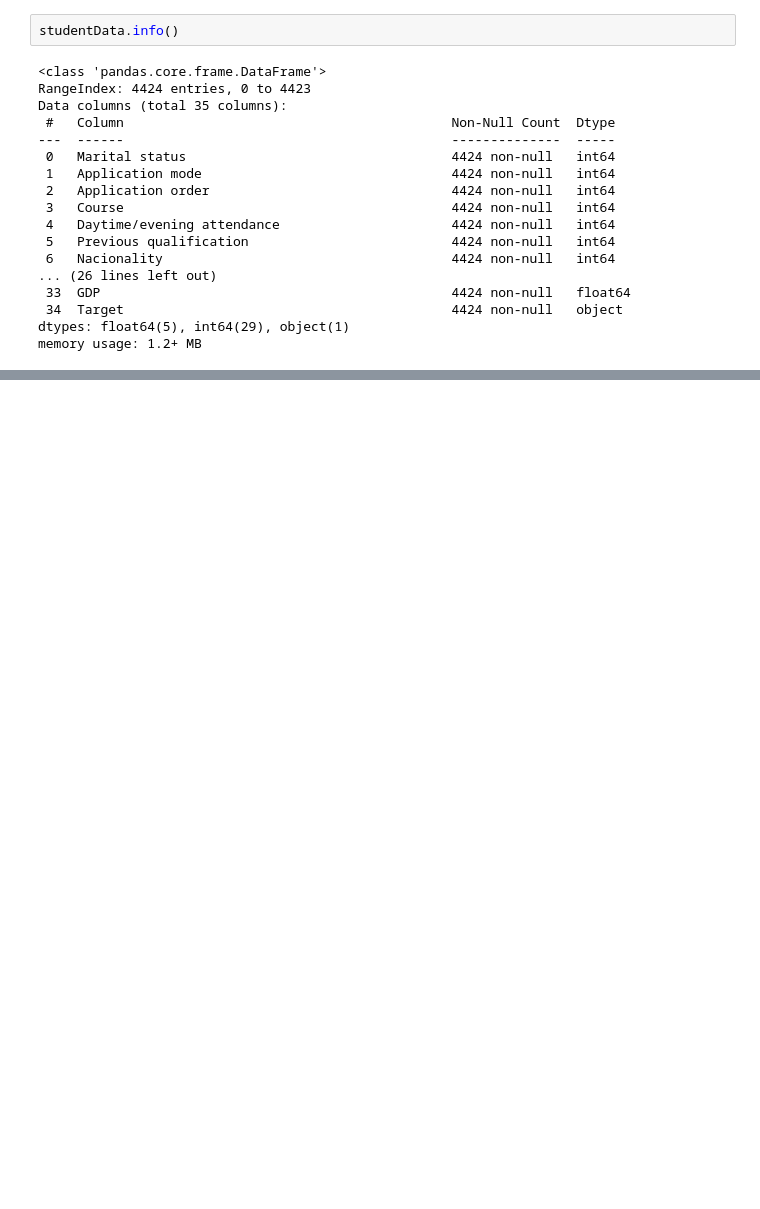
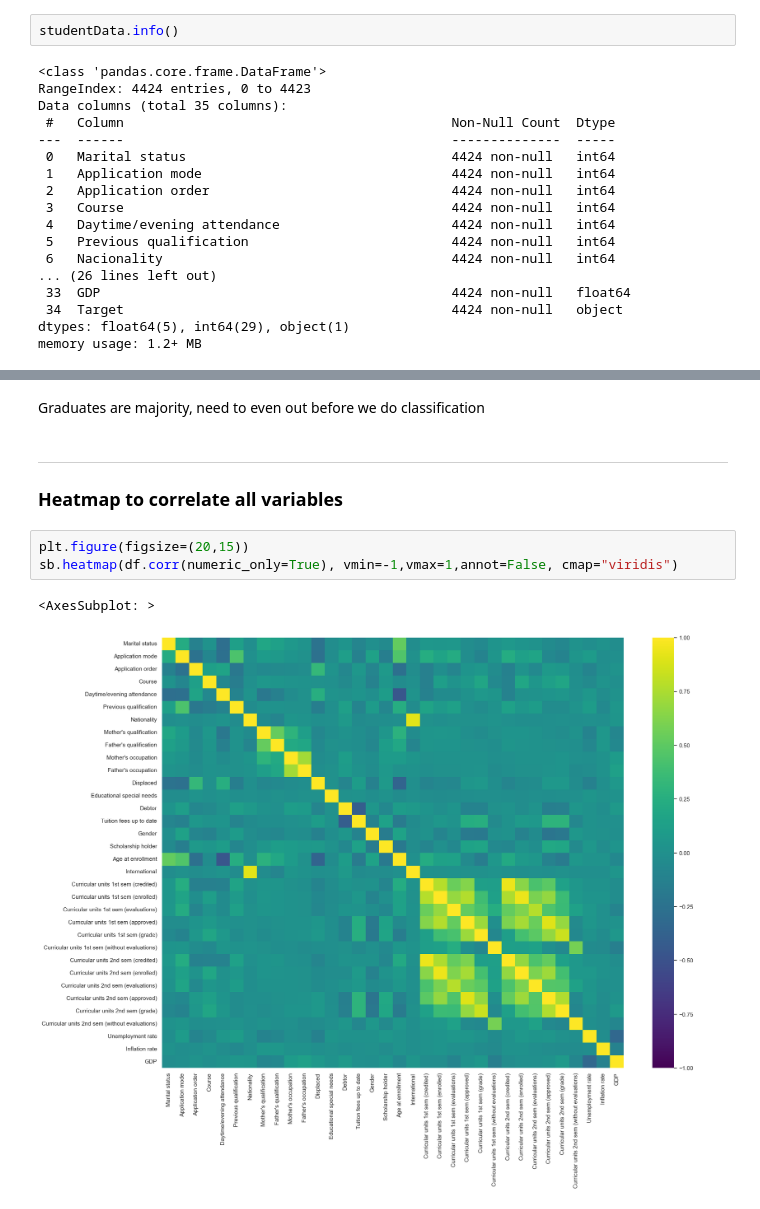
Before and after one commit to tersimdev/dropout-data-sci, a Jupyter notebook: Terence.ipynb, the cells around one changed output, grey strips where cells are left out. Drawn from its saved outputs; the diff is of its cells as text; blank space fills up the shorter version.

```diff
--- a/Terence.ipynb
+++ b/Terence.ipynb
@@ -45,0 +205,11 @@ memory usage: 1.2+ MB
+# %% [markdown]
+Graduates are majority, need to even out before we do classification
+# %% [markdown]
+---
+### Heatmap to correlate all variables
+# %%
+plt.figure(figsize=(20,15))
+sb.heatmap(df.corr(numeric_only=True), vmin=-1,vmax=1,annot=False, cmap="viridis")
+# %% [output]
+<AxesSubplot: >
+[figure, added]
```
Also changed, not shown: parts of 43 cells of this notebook.
